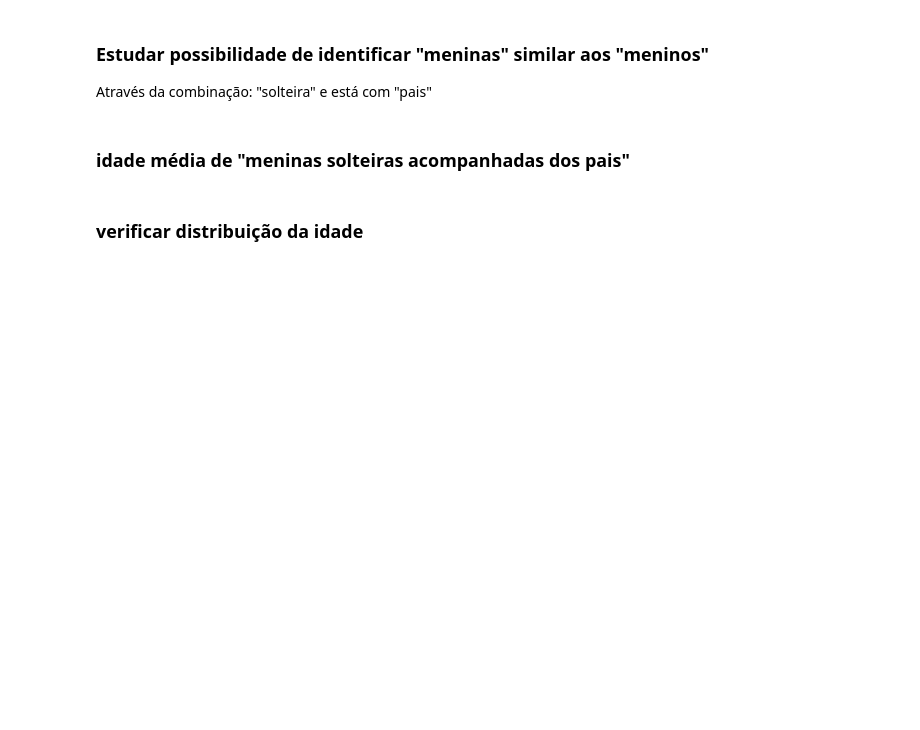
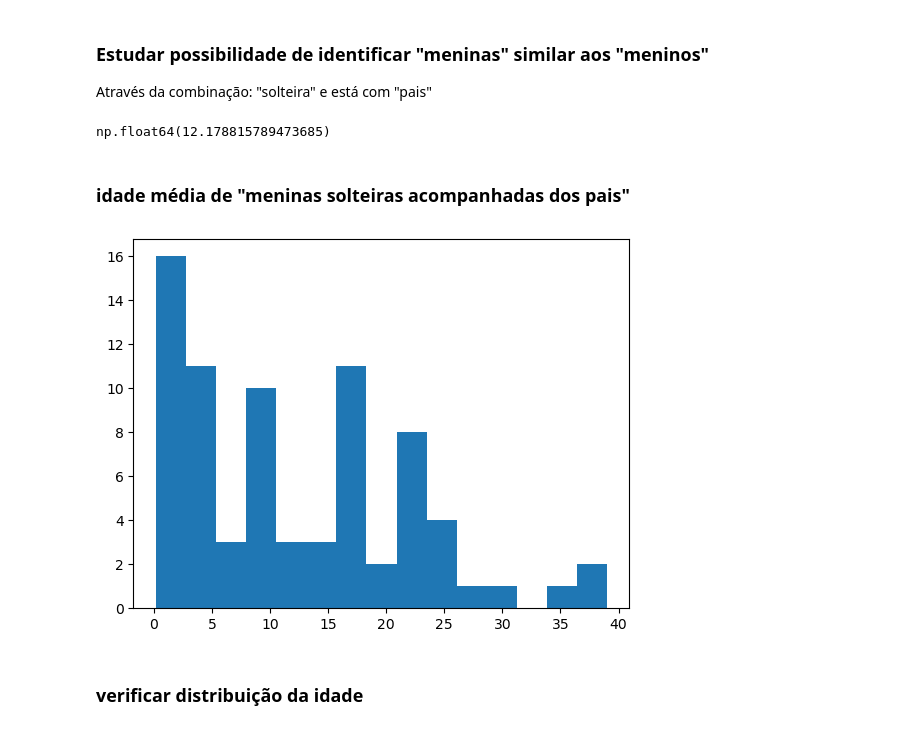
Before and after one commit to CaioPedersoliDiniz10/python, a Jupyter notebook: 09 - Projeto - Regressao Linear - Predicao da Idade/Regressão Linear - Predicao da Idade dos Passageiros do Titanic - Vazio.ipynb, the cells around one changed output. Cells and saved outputs as stored; diff of their text form; code cells hidden in the pictures; blank space fills up the shorter version.

```diff
--- a/09 - Projeto - Regressao Linear - Predicao da Idade/Regressão Linear - Predicao da Idade dos Passageiros do Titanic - Vazio.ipynb
+++ b/09 - Projeto - Regressao Linear - Predicao da Idade/Regressão Linear - Predicao da Idade dos Passageiros do Titanic - Vazio.ipynb
@@ -297,8 +297,18 @@ data.drop('Nome' , axis=1 , inplace = True)
 # %% [markdown]
 ### Estudar possibilidade de identificar "meninas" similar aos "meninos"
 Através da combinação: "solteira" e está com "pais"
+# %%
+solteira_com_pais = data.loc[(data['Titulo']== 'Solteira')&(data['PaisFilhos']>=1)]
+solteira_com_pais['Idade'].mean()
+# %% [output]
+np.float64(12.178815789473685)
 # %% [markdown]
 ### idade média de "meninas solteiras acompanhadas dos pais"
+# %%
+plt.hist(solteira_com_pais['Idade'], bins=15)
+plt.show()
+# %% [output]
+[figure, added]
 # %% [markdown]
 ### verificar distribuição da idade
 # %% [markdown]
```
Also changed, not shown: parts of 16 cells of this notebook.
